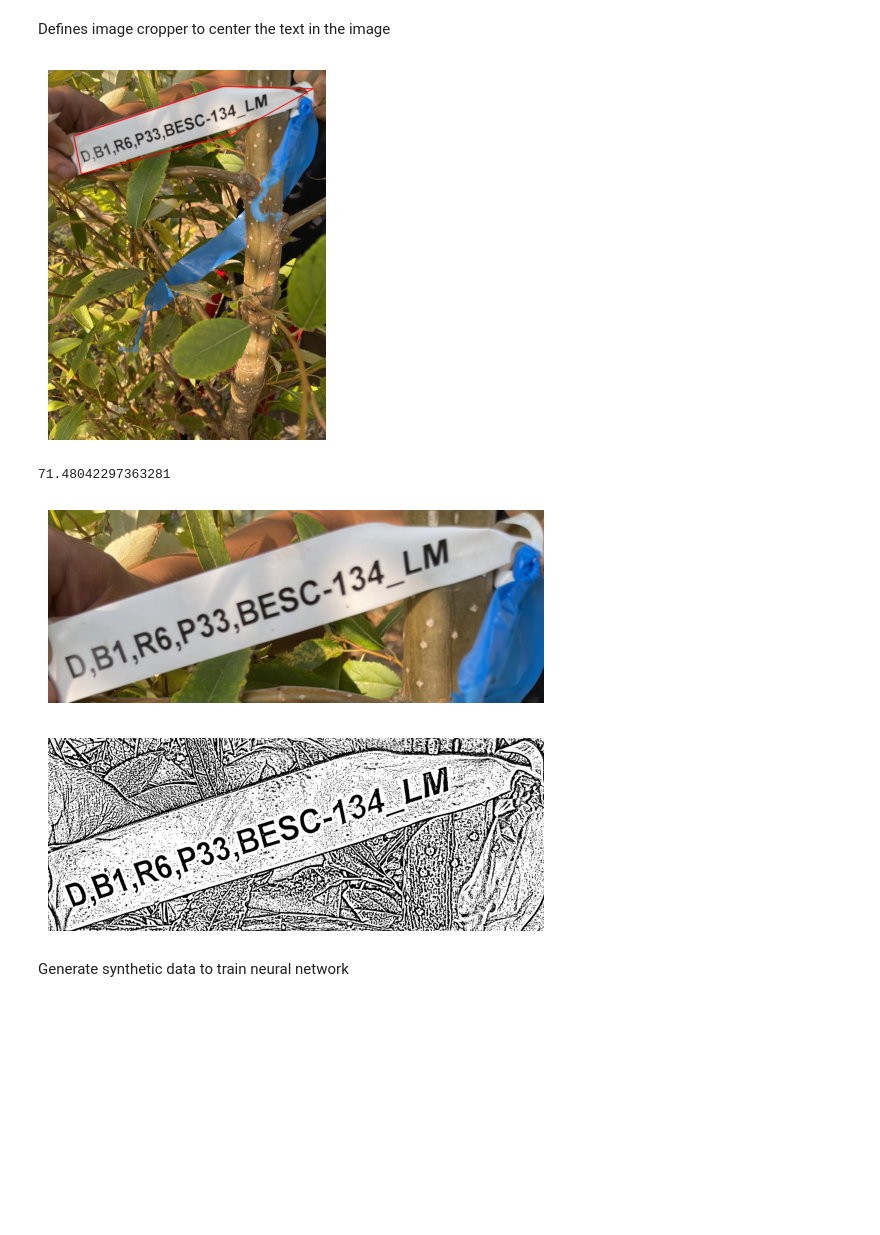
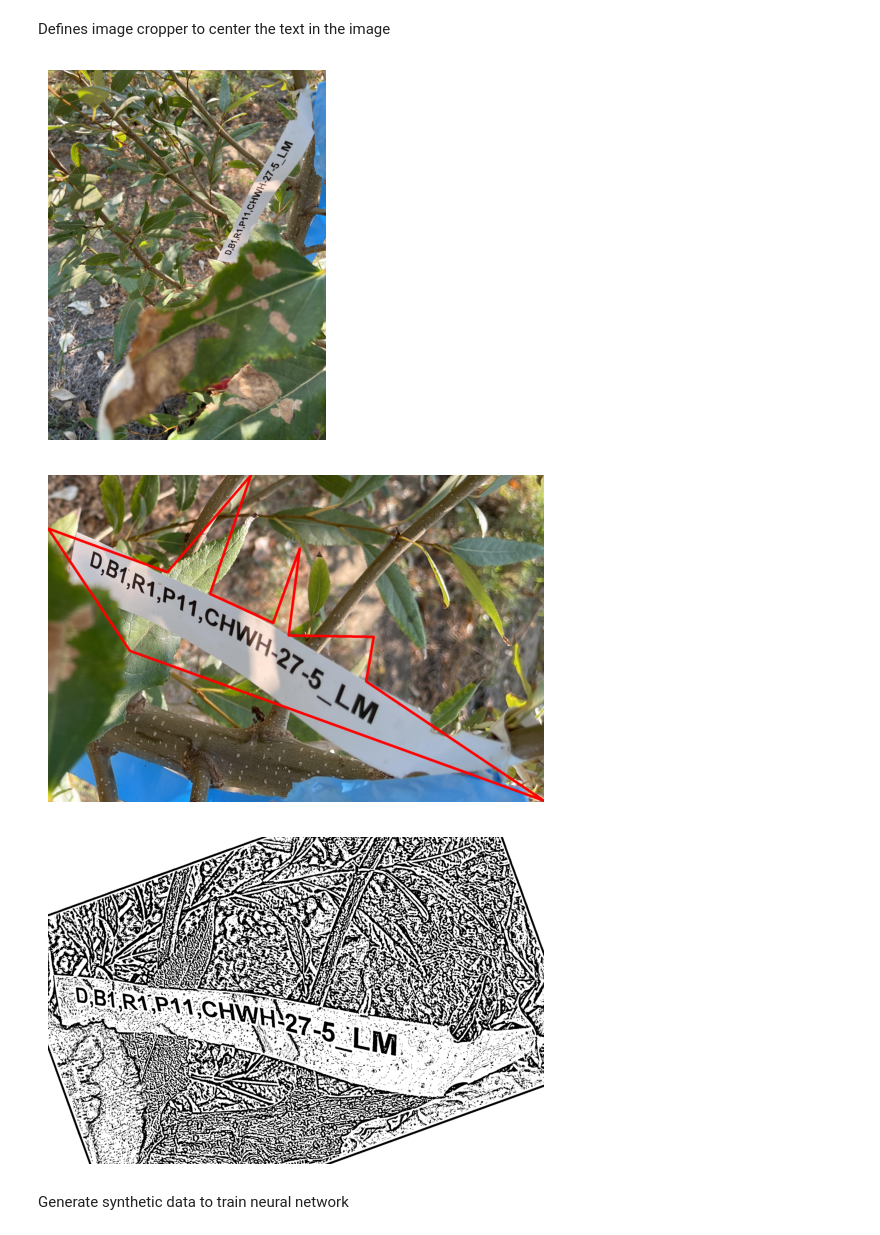
Before and after one commit to vivaansinghvi07/smoky-mountain-data-comp, a Jupyter notebook: main.ipynb, the cells around one changed output. Drawn from its saved outputs; the diff is of its cells as text; code cells hidden in the pictures; blank space fills up the shorter version.

```diff
--- a/main.ipynb
+++ b/main.ipynb
@@ -34,52 +35,59 @@ for (id, filename) in enumerate(os.listdir(DATASET_PATH)):
 # %% [markdown]
 Defines image cropper to center the text in the image
 # %%
-def process_image(img: cv2.Image) -> cv2.Image:
+def process_image(img: cv2.Image, strength: int = 1) -> cv2.Image:
     gray = grayscale(img)
     blur = cv2.medianBlur(gray, 5)
     blur = tfimage.img_to_array(blur, dtype='uint8')
-    thresh = cv2.adaptiveThreshold(blur, 255, cv2.ADAPTIVE_THRESH_GAUSSIAN_C, cv2.THRESH_BINARY, 21, 0.5)
+    thresh = cv2.adaptiveThreshold(blur, 255, cv2.ADAPTIVE_THRESH_GAUSSIAN_C, cv2.THRESH_BINARY, 21, strength)
     return thresh
 
-def crop_image(img: cv2.Image, debug: bool = False) -> cv2.Image:
-
+def get_largest_contour(img: cv2.Image):
     gray = grayscale(img)
     blur = cv2.GaussianBlur(gray, (51, 51), 0)
     thresh = cv2.threshold(blur,150,255,0)[1]
     contours = cv2.findContours(thresh, cv2.RETR_TREE, cv2.CHAIN_APPROX_SIMPLE)[0]
+    return sorted(contours, key=cv2.contourArea, reverse=True)[0]
 
-    big_contour = sorted(contours, key=cv2.contourArea, reverse=True)[0]
-    approx = cv2.approxPolyDP(big_contour, 0.025*cv2.arcLength(big_contour, True), True)
+def crop_image(img: cv2.Image, debug: bool = False) -> cv2.Image:
+
+    if debug: imshow(img)
+
+    big_contour = get_largest_contour(img)
+    x, y, w, h = cv2.boundingRect(big_contour)
+    newimg = img[y:y+h, x:x+w]
+
+    # perform 90-deg rotation if the cropped image is wider than tall
+    if h > w: newimg = np.array([[newimg[j][i] for j in reversed(range(len(newimg)))] for i in range(len(newimg[0]))])
+
+    # get the longest line in the approximation
+    newimg_big_contour = get_largest_contour(newimg)
+    approx = cv2.approxPolyDP(newimg_big_contour, 0.015*cv2.arcLength(newimg_big_contour, True), True)
+    simplified_approx = list(map(lambda x: tuple(x[0]), approx))
+    max_line = max(zip(simplified_approx, simplified_approx[1:] + [simplified_approx[0]]), key=lambda l: (l[0][0]-l[1][0])**2 + (l[0][1]-l[1][1])**2)
+
+    # flatten the longest line, from / to __
+    y_dist = max_line[0][1]-max_line[1][1]
+    x_dist = max_line[0][0]-max_line[1][0]
+    angle = math.degrees(math.atan(y_dist/x_dist))
+
 
     if debug:
-        drawn_contours = cv2.drawContours(img.copy(), [approx], -1, (0, 0, 255), 10)
+        drawn_contours = cv2.drawContours(newimg.copy(), [approx], -1, (0, 0, 255), 10)
         imshow(drawn_contours)
 
-    x, y, w, h = cv2.boundingRect(big_contour)
-    newimg = img[y:y+h, x:x+w]
-    angle = cv2.minAreaRect(approx)[-1]
-
-    if h > w:
-        # TODO: perform image rotation
-        pass
-
-    if debug:
-        print(angle)
-        imshow(newimg)
-
-    # newimg = imutils.rotate(newimg, angle=-angle)
+    newimg = imutils.rotate(newimg, angle=angle)
 
     return newimg
 
-test_index = 5
+test_index = 8
 img = crop_image(images[test_index][1], debug=True)
 img = process_image(img)
 imshow(img)
 # %% [output]
-[figure, old version]
+[figure, new version]
-71.48042297363281
-[figure, old version]
+[figure, new version]
-[figure, old version]
+[figure, new version]
 # %% [markdown]
 Generate synthetic data to train neural network
 # %%
```
Also changed, not shown: parts of 3 cells of this notebook.
